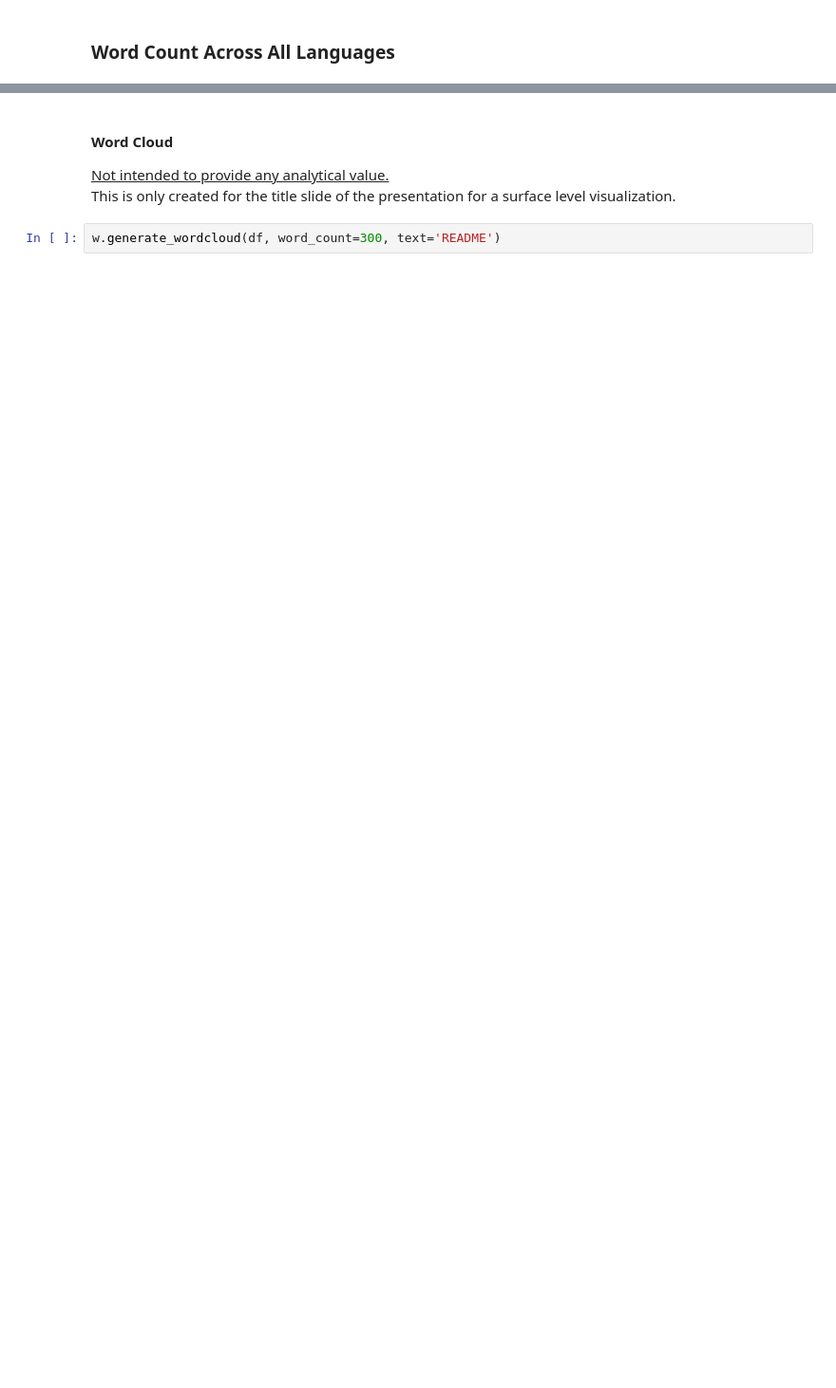
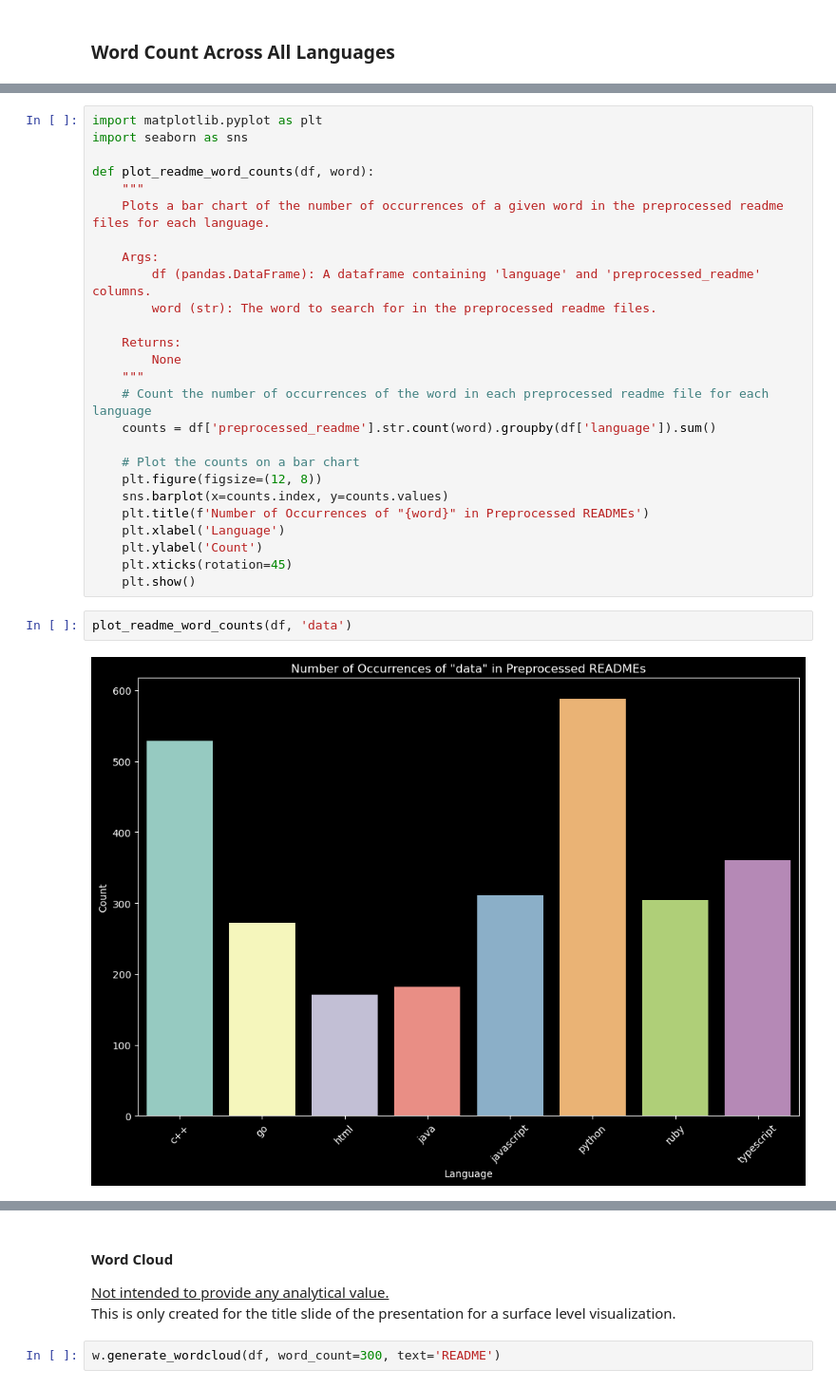
Before and after one commit to Zacharia-Schmitz/nlp_project, a Jupyter notebook: final_draft(needs_cleaning).ipynb, the cells around one changed output, grey strips where cells are left out. Shown at 95% size. Cells and saved outputs as stored; diff of their text form; blank space fills up the shorter version.

```diff
--- a/final_draft(needs_cleaning).ipynb
+++ b/final_draft(needs_cleaning).ipynb
@@ -442,0 +452,30 @@ plt.show()
+# %%
+import matplotlib.pyplot as plt
+import seaborn as sns
+
+def plot_readme_word_counts(df, word):
+    """
+    Plots a bar chart of the number of occurrences of a given word in the preprocessed readme files for each language.
+
+    Args:
+        df (pandas.DataFrame): A dataframe containing 'language' and 'preprocessed_readme' columns.
+        word (str): The word to search for in the preprocessed readme files.
+
+    Returns:
+        None
+    """
+    # Count the number of occurrences of the word in each preprocessed readme file for each language
+    counts = df['preprocessed_readme'].str.count(word).groupby(df['language']).sum()
+
+    # Plot the counts on a bar chart
+    plt.figure(figsize=(12, 8))
+    sns.barplot(x=counts.index, y=counts.values)
+    plt.title(f'Number of Occurrences of "{word}" in Preprocessed READMEs')
+    plt.xlabel('Language')
+    plt.ylabel('Count')
+    plt.xticks(rotation=45)
+    plt.show()
+# %%
+plot_readme_word_counts(df, 'data')
+# %% [output]
+[figure, added]
```
Also changed, not shown: parts of 35 cells of this notebook, 1 other file.
